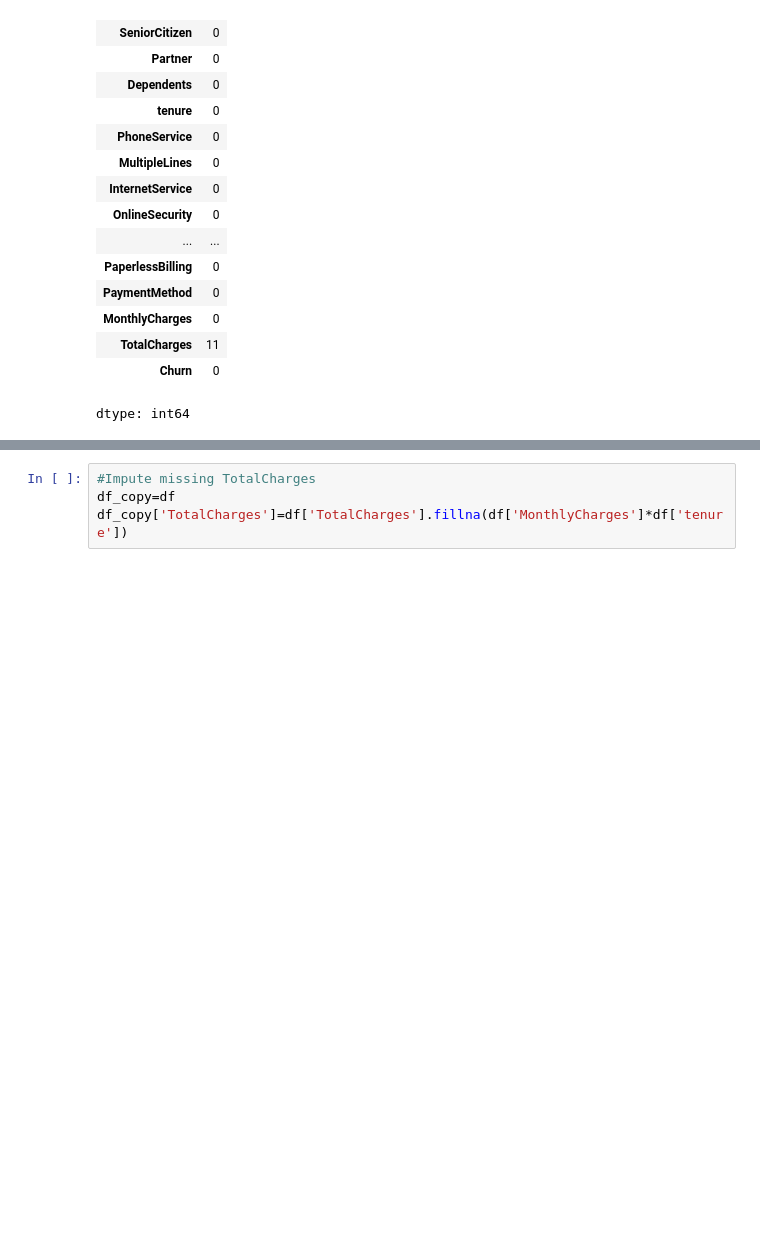
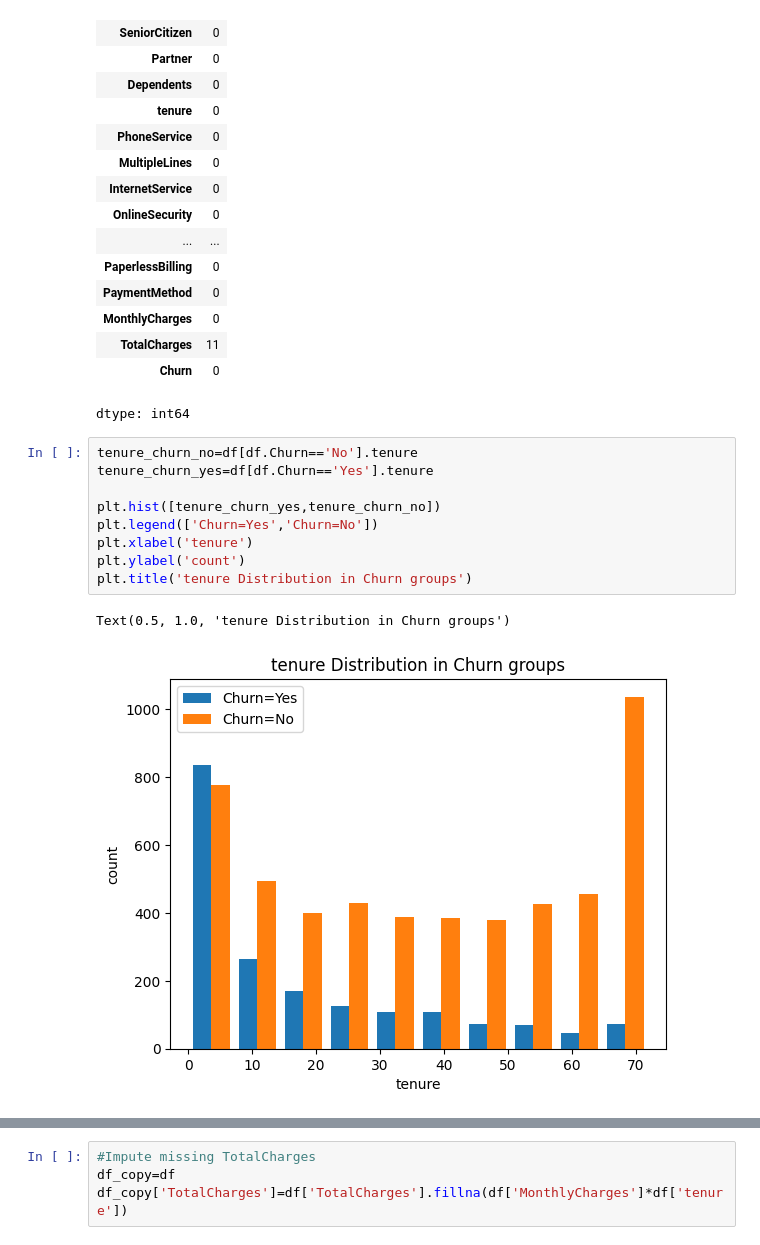
Before and after one commit to yalindi/2425568_ml, a Jupyter notebook: 2425568.ipynb, the cells around one changed output, grey strips where cells are left out. Drawn from its saved outputs; the diff is of its cells as text; blank space fills up the shorter version.

Commit message:
creating some plots to find relationship between variables

```diff
--- a/2425568.ipynb
+++ b/2425568.ipynb
@@ -162,3 +162,15 @@ df.isnull().sum()
 | TotalCharges | 11 |
 | Churn | 0 |
 dtype: int64
+# %%
+tenure_churn_no=df[df.Churn=='No'].tenure
+tenure_churn_yes=df[df.Churn=='Yes'].tenure
+
+plt.hist([tenure_churn_yes,tenure_churn_no])
+plt.legend(['Churn=Yes','Churn=No'])
+plt.xlabel('tenure')
+plt.ylabel('count')
+plt.title('tenure Distribution in Churn groups')
+# %% [output]
+Text(0.5, 1.0, 'tenure Distribution in Churn groups')
+[figure, added]
```
Also changed, not shown: parts of 16 cells of this notebook.
